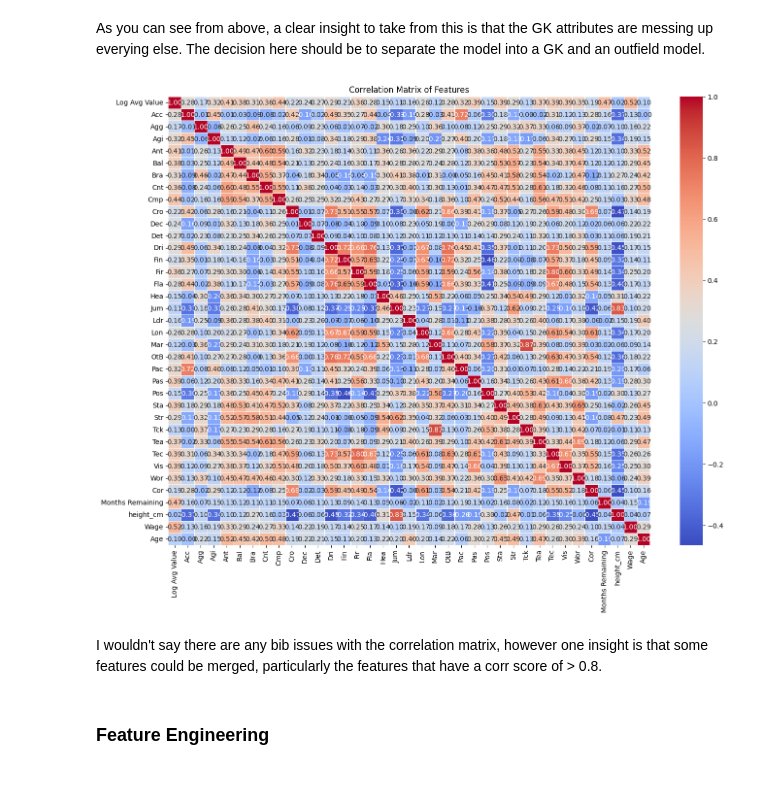
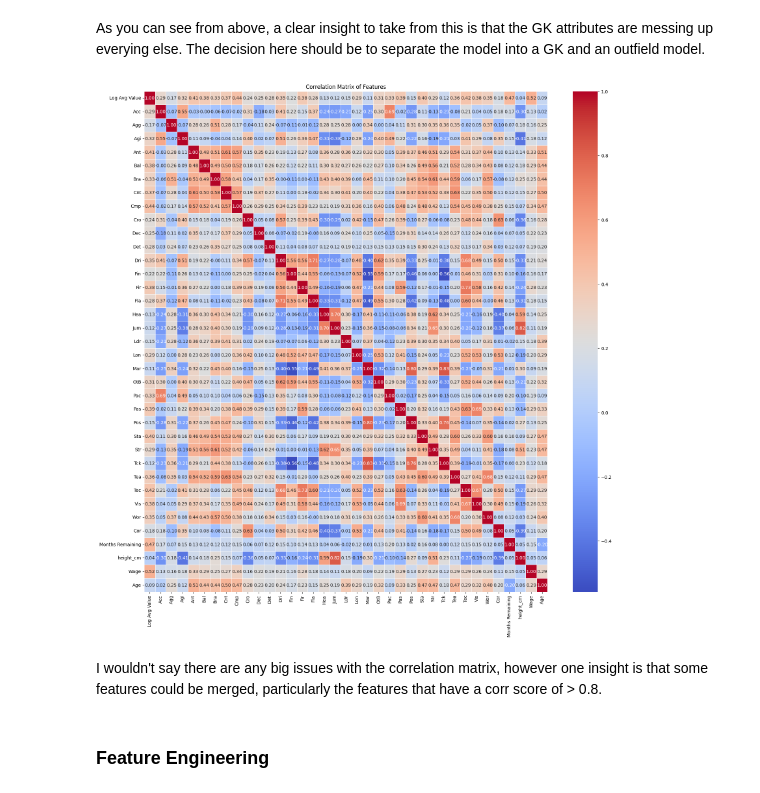
Before and after one commit to louis-porter/FM24_player_valuation_analysis, a Jupyter notebook: FM_player_valuation_analysis.ipynb, the cells around one changed output. Drawn from its saved outputs; the diff is of its cells as text; code cells hidden in the pictures.

```diff
--- a/FM_player_valuation_analysis.ipynb
+++ b/FM_player_valuation_analysis.ipynb
@@ -146,19 +149,21 @@ As you can see from above, a clear insight to take from this is that the GK attr
 # %%
 import seaborn as sns
 
+
+# Creating a correlation matrix between all of the features
 corr_matrix = df[["Log Avg Value", "Acc", "Agg", "Agi", "Ant", "Bal", "Bra",  "Cnt", "Cmp", "Cro",
                "Dec", "Det", "Dri", "Fin", "Fir", "Fla",  "Hea", "Jum", "Ldr", "Lon", "Mar",
                "OtB", "Pac", "Pas", "Pos", "Sta", "Str", "Tck", "Tea", "Tec",  "Vis",
                "Wor", "Cor", "Months Remaining", "height_cm", "Wage", "Age"]].corr()
 
-plt.figure(figsize=(16, 12))
+plt.figure(figsize=(20, 20))
 sns.heatmap(corr_matrix, annot=True, cmap="coolwarm", fmt=".2f", linewidths=.5)
 plt.title("Correlation Matrix of Features")
 plt.show()
 # %% [output]
-[figure, old version]
+[figure, new version]
 # %% [markdown]
-I wouldn't say there are any bib issues with the correlation matrix, however one insight is that some features could be merged, particularly the features that have a corr score of > 0.8.
+I wouldn't say there are any big issues with the correlation matrix, however one insight is that some features could be merged, particularly the features that have a corr score of > 0.8.
 # %% [markdown]
 ### Feature Engineering
 # %%
```
Also changed, not shown: parts of 13 cells of this notebook.
